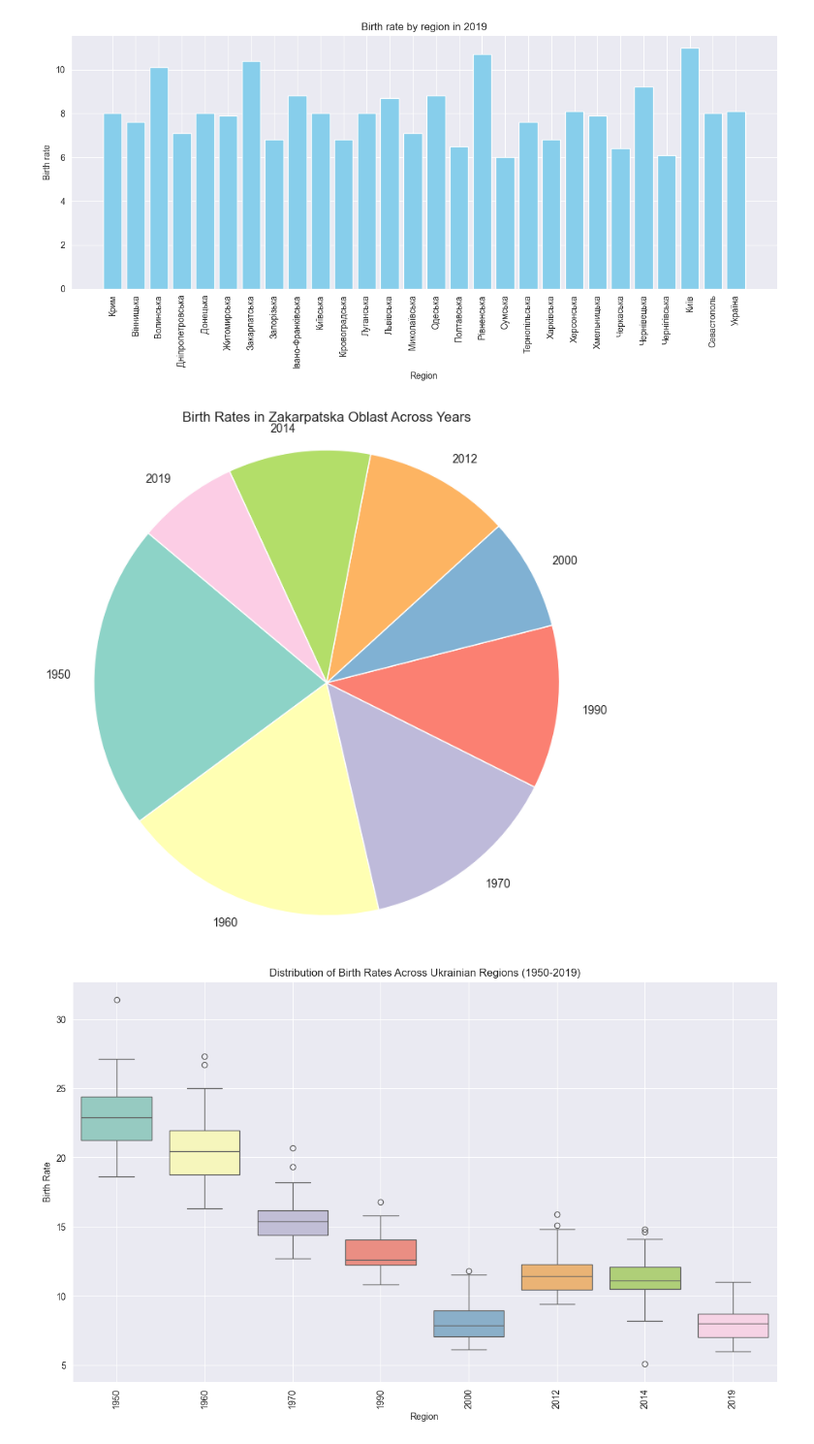
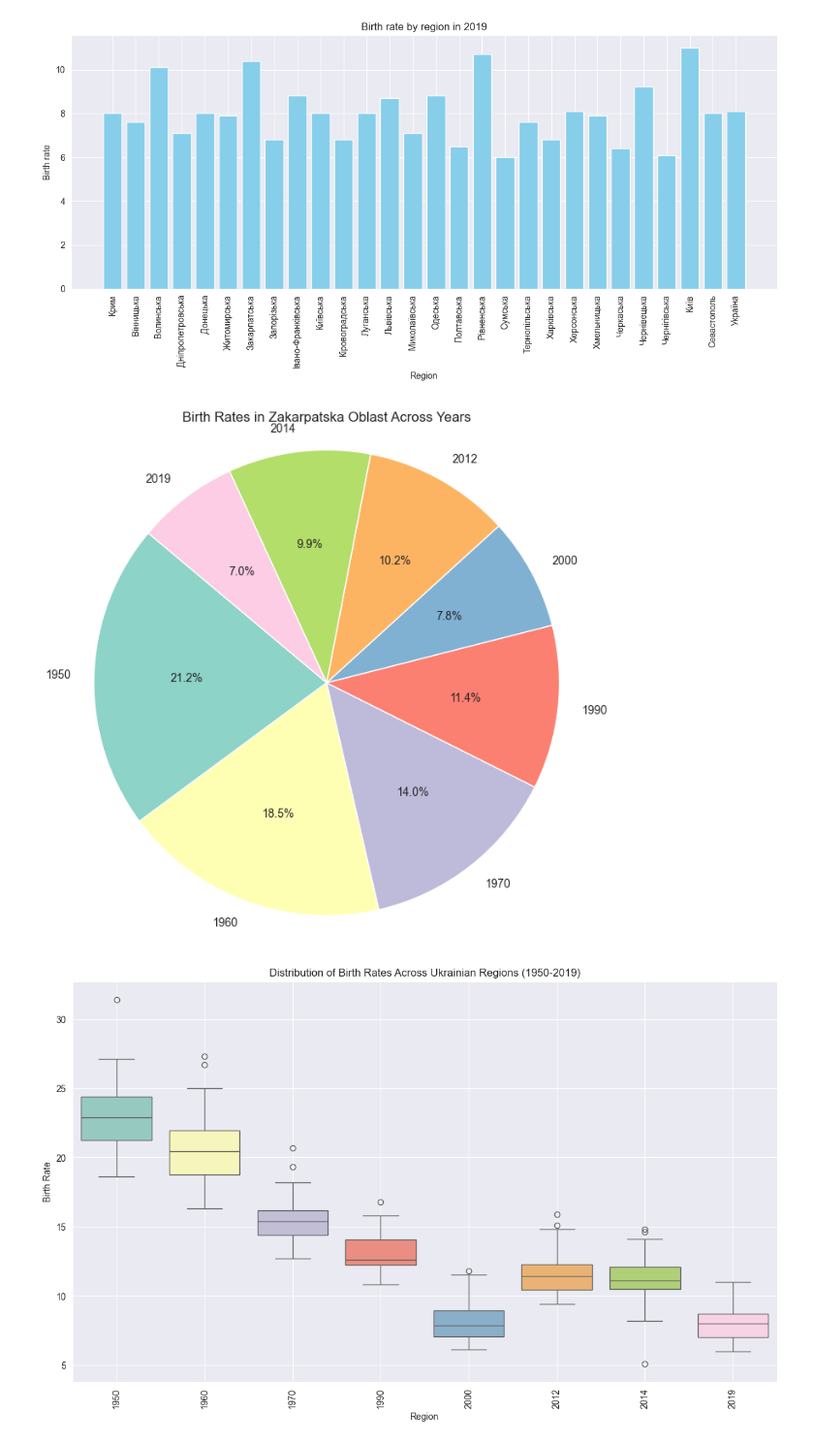
Before and after one commit to VitaliyStyranko/goit-data_science, a Jupyter notebook: Hw2.1.ipynb, the cells around one changed output. Shown: that part at 97% size. Saved outputs shown, nothing was run; the diff lists cells and outputs as text; code cells hidden in the pictures.

```diff
--- a/Hw2.1.ipynb
+++ b/Hw2.1.ipynb
@@ -191,18 +191,18 @@ plt.show()
 # %%
 df = pd.DataFrame(table).set_index('Регіон')
 numeric_df = df.apply(pd.to_numeric, errors='coerce')
 
 data = numeric_df.loc['Закарпатська'].dropna()
 
 plt.figure(figsize=(8, 8))
-plt.pie(data, labels=data.index, startangle=140,
+plt.pie(data, labels=data.index, autopct='%1.1f%%', startangle=140,
         colors=sns.color_palette("Set3", len(data)))
 
 plt.title('Birth Rates in Zakarpatska Oblast Across Years')
 plt.axis('equal')
 plt.show()
 # %% [output]
-[figure, old version]
+[figure, new version]
 # %%
 df = pd.DataFrame(table)
 df.set_index('Регіон', inplace=True)
```
Also changed, not shown: 2 other files.
